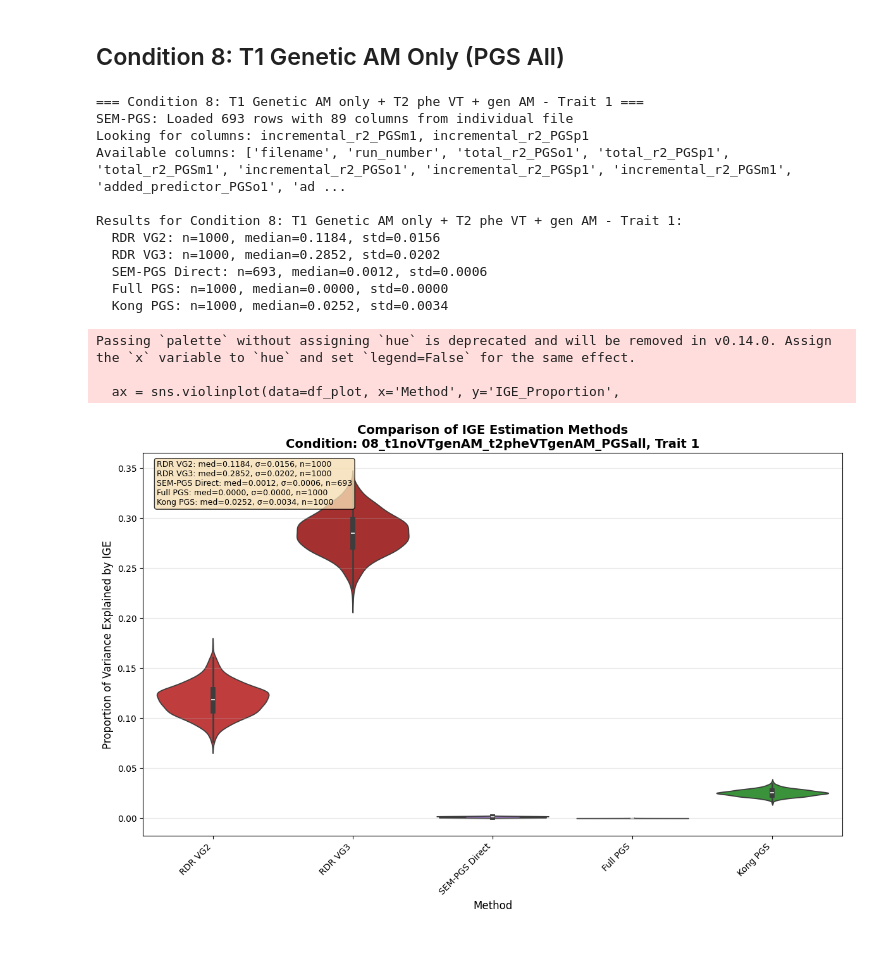
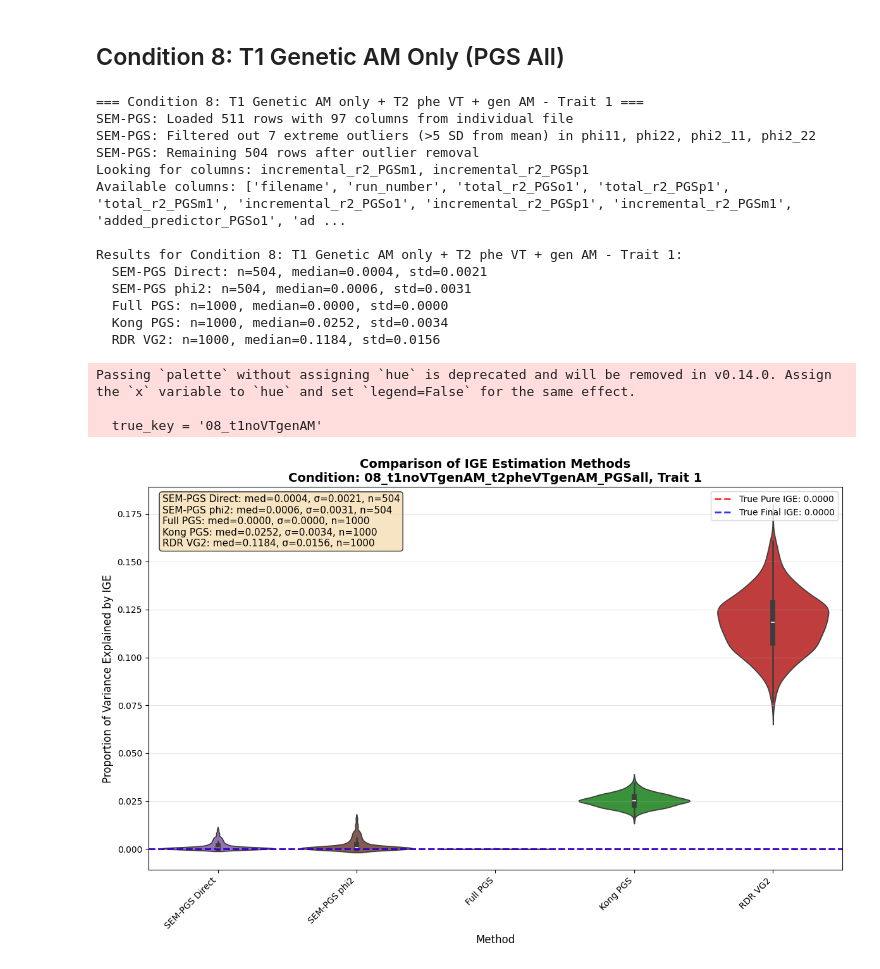
Before and after one commit to Xuanyu-Lyu/StatRev_IndirectGene, a Jupyter notebook: Analysis/JointAnalysis/joint_results_uni.ipynb, the cells around one changed output. Saved outputs shown, nothing was run; the diff lists cells and outputs as text; code cells hidden in the pictures.

```diff
--- a/Analysis/JointAnalysis/joint_results_uni.ipynb
+++ b/Analysis/JointAnalysis/joint_results_uni.ipynb
@@ -361,31 +548,35 @@ Passing `palette` without assigning `hue` is deprecated and will be removed in v
 # %%
 # Condition 8, Trait 1
 condition = '08_t1noVTgenAM_t2pheVTgenAM_PGSall'
 trait = 1
 
 print(f"=== {condition_names[condition]} - Trait {trait} ===")
 results, data_dict = analyze_ige_updated(condition, trait, verbose=True)
 
 if data_dict:
-    create_violin_plot(data_dict, condition, trait, save_path=None)
+    create_violin_plot(data_dict, condition, trait, save_path=None,
+                      true_values_pure=true_values_pure_ige,
+                      true_values_final=true_values_final_ige)
 else:
     print("No data available for plotting")
 # %% [output]
 === Condition 8: T1 Genetic AM only + T2 phe VT + gen AM - Trait 1 ===
-SEM-PGS: Loaded 693 rows with 89 columns from individual file
+SEM-PGS: Loaded 511 rows with 97 columns from individual file
+SEM-PGS: Filtered out 7 extreme outliers (>5 SD from mean) in phi11, phi22, phi2_11, phi2_22
+SEM-PGS: Remaining 504 rows after outlier removal
 Looking for columns: incremental_r2_PGSm1, incremental_r2_PGSp1
 Available columns: ['filename', 'run_number', 'total_r2_PGSo1', 'total_r2_PGSp1', 'total_r2_PGSm1', 'incremental_r2_PGSo1', 'incremental_r2_PGSp1', 'incremental_r2_PGSm1', 'added_predictor_PGSo1', 'ad ...
 
 Results for Condition 8: T1 Genetic AM only + T2 phe VT + gen AM - Trait 1:
-  RDR VG2: n=1000, median=0.1184, std=0.0156
-  RDR VG3: n=1000, median=0.2852, std=0.0202
-  SEM-PGS Direct: n=693, median=0.0012, std=0.0006
+  SEM-PGS Direct: n=504, median=0.0004, std=0.0021
+  SEM-PGS phi2: n=504, median=0.0006, std=0.0031
   Full PGS: n=1000, median=0.0000, std=0.0000
   Kong PGS: n=1000, median=0.0252, std=0.0034
+  RDR VG2: n=1000, median=0.1184, std=0.0156
 Passing `palette` without assigning `hue` is deprecated and will be removed in v0.14.0. Assign the `x` variable to `hue` and set `legend=False` for the same effect.
 
-  ax = sns.violinplot(data=df_plot, x='Method', y='IGE_Proportion',
+  true_key = '08_t1noVTgenAM'
-[figure, old version]
+[figure, new version]
 # %%
 # Condition 8, Trait 2
 condition = '08_t1noVTgenAM_t2pheVTgenAM_PGSall'
```
Also changed, not shown: parts of 16 cells of this notebook, 9 other files.
